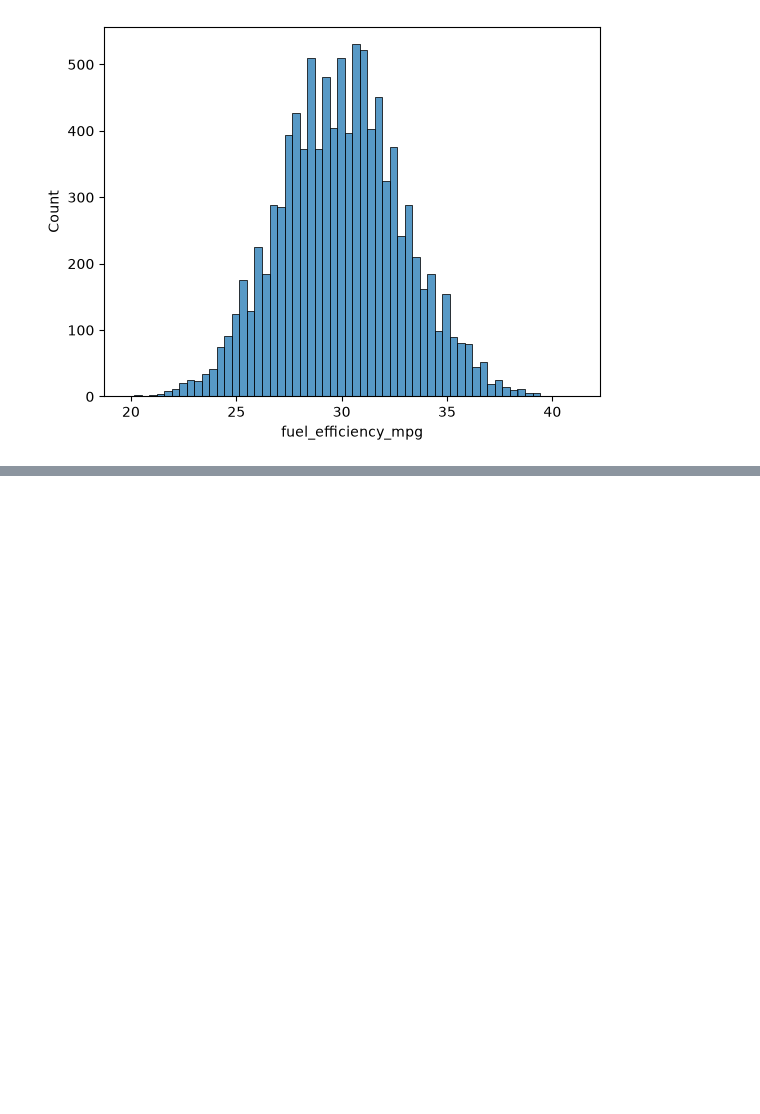
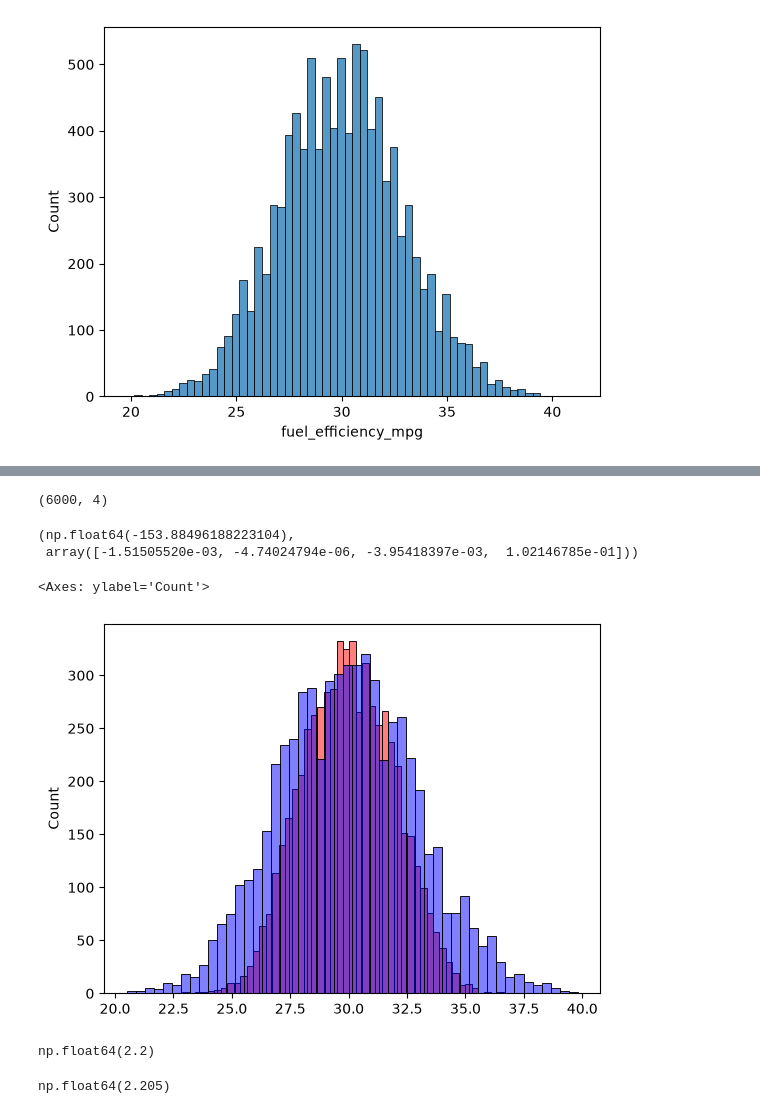
Before and after one commit to dolerant45/ML-ZoomCamp, a Jupyter notebook: cohorts/2026/homework/02-regression/Homework_2.ipynb, the cells around one changed output, grey strips where cells are left out. Cells and saved outputs as stored; diff of their text form; code cells hidden in the pictures; blank space fills up the shorter version.

```diff
--- a/cohorts/2026/homework/02-regression/Homework_2.ipynb
+++ b/cohorts/2026/homework/02-regression/Homework_2.ipynb
@@ -56,0 +106,34 @@ n_train = n - n_val - n_test
+# %%
+X_train, y_train = get_X_y(data_train)
+X_val, y_val = get_X_y(data_val)
+X_test, y_tesr = get_X_y(data_test)
+# %%
+X_train.shape
+# %% [output]
+(6000, 4)
+# %%
+def train_lin_reg(X, y):
+    ones = np.ones(X.shape[0])
+    X = np.column_stack([ones, X])
+    XTX = X.T.dot(X)
+    XTX_inv = np.linalg.inv(XTX)
+    w = XTX_inv.dot(X.T).dot(y)
+    w0 = w[0]
+    w = w[1:]
+    return w0, w
+# %%
+w0_train, w_train = train_lin_reg(X_train, y_train)
+# %%
+w0_train, w_train
+# %% [output]
+(np.float64(-153.88496188223104),
+ array([-1.51505520e-03, -4.74024794e-06, -3.95418397e-03,  1.02146785e-01]))
+# %%
+y_pred_train = X_train.dot(w_train) + w0_train
+# %%
+sns.histplot(y_pred_train, color='red', alpha=0.5, bins=50)
+#alpha=0.5 - transparency of the color
+sns.histplot(y_train, color='blue', alpha=0.5, bins=50)
+# %% [output]
+<Axes: ylabel='Count'>
+[figure, added]
@@ -56,0 +147,8 @@ n_train = n - n_val - n_test
+# %%
+round(rmse(y_pred_train, y_train),3)
+# %% [output]
+np.float64(2.2)
+# %%
+round(rmse(y_pred_val, y_val), 3)
+# %% [output]
+np.float64(2.205)
```
Also changed, not shown: parts of 51 cells of this notebook.
